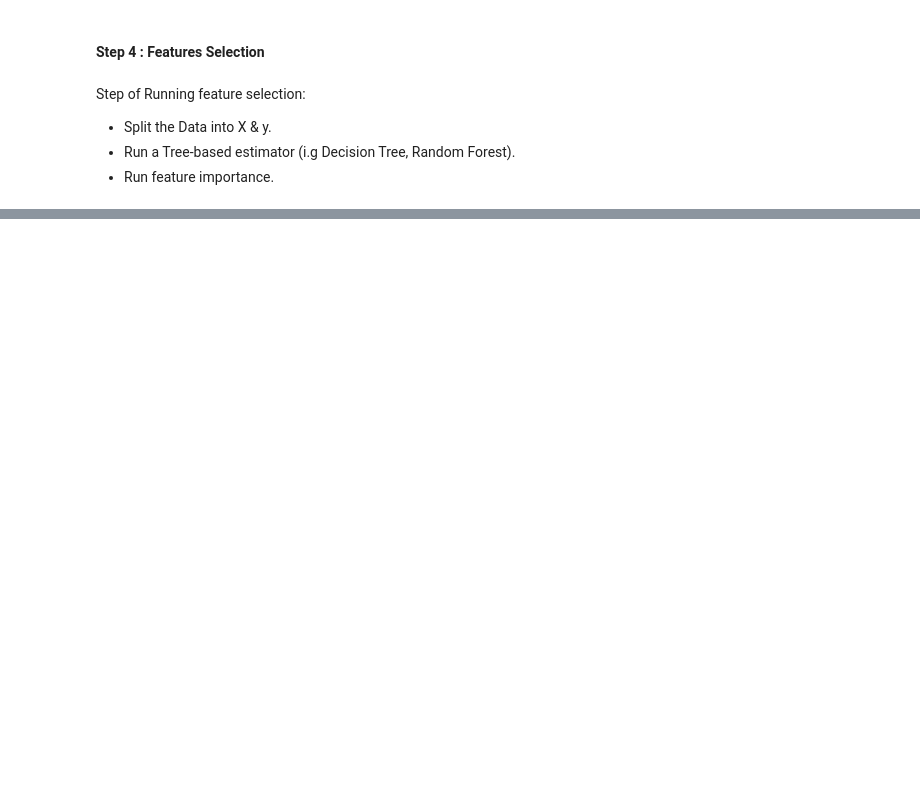
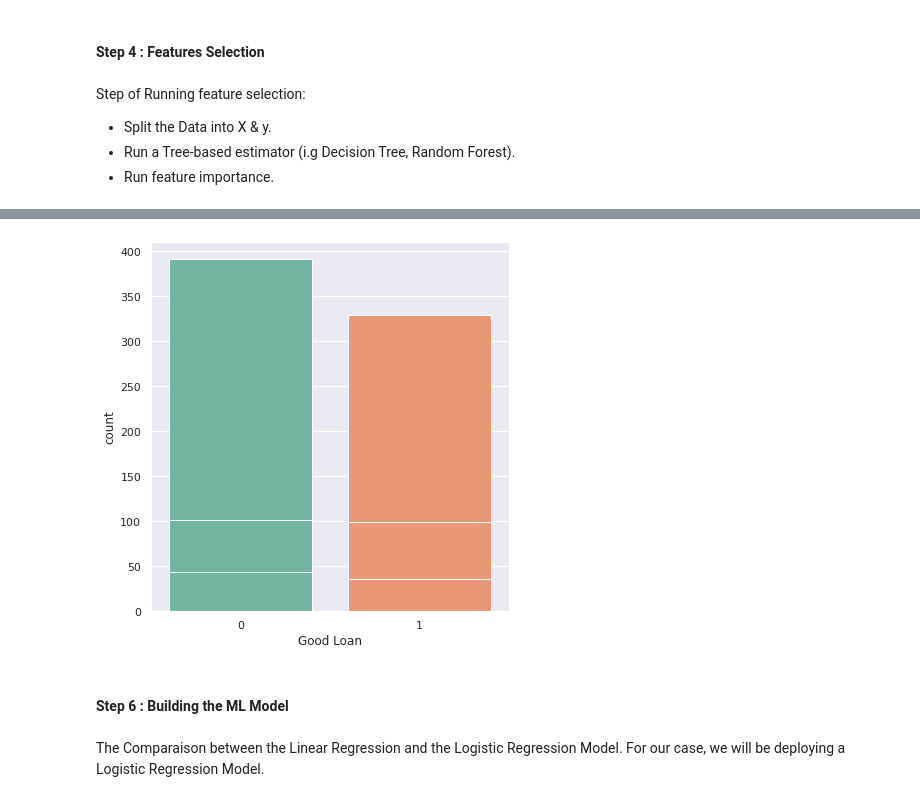
Before and after one commit to Highashikata/Data-Science---Bad-or-Good-Customer-to-give-a-Loan-to-, a Jupyter notebook: Data_Science_Good_or_Bad_Customer_to_give_a_loan_to.ipynb, the cells around one changed output, grey strips where cells are left out. Drawn from its saved outputs; the diff is of its cells as text; code cells hidden in the pictures; blank space fills up the shorter version.

```diff
--- a/Data_Science_Good_or_Bad_Customer_to_give_a_loan_to.ipynb
+++ b/Data_Science_Good_or_Bad_Customer_to_give_a_loan_to.ipynb
@@ -434,0 +569,3 @@ Step of Running feature selection:
+# %%
+# Selecting the Data that we will be keeping
+fi_df = fi_df[0:41]
@@ -434,0 +592,6 @@ Step of Running feature selection:
+# %%
+# The Columns to keep in the analysis
+columns_to_keep = fi_df['Feature'][0:41]
+
+# Print them to check
+columns_to_keep
@@ -434,0 +618,10 @@ Step of Running feature selection:
+# %%
+# Defining the X & y DataSets
+X = df[columns_to_keep].values
+y = df['Good Loan']
+
+# Converting the type from Object to int
+y = y.astype(int)
+
+# Printing the Shape of X & y
+display(X.shape, y.shape)
@@ -434,0 +631,16 @@ Step of Running feature selection:
+# %%
+# Hold-Out Validation
+X_train, X_test, y_train, y_test = train_test_split(X, y, train_size = 0.8, random_state = 12)
+
+X_train, X_valid, y_train, y_valid = train_test_split(X_train, y_train, train_size = 0.9, random_state = 12)
+
+# Printing the Shape of the Multiple Sets
+display("The Shape of X Sets")
+print(X_train.shape)
+print(X_test.shape)
+print(X_valid.shape)
+
+display("The Shape of y Sets")
+print(y_train.shape)
+print(y_test.shape)
+print(y_valid.shape)
@@ -434,0 +656,16 @@ Step of Running feature selection:
+# %%
+# Checking for the Distribution of the ys to see if we don't have any unbalanced data
+ys = [y_train, y_test, y_valid]
+
+for y in ys:
+  plt.rcParams["figure.autolayout"] = True
+  seaborn_plot = sns.countplot(x = y, palette = "Set2")
+  for p in seaborn_plot.patches:
+    ax.annotate(f'\n{p.get_height()}', (p.get_x()+0.2, p.get_height()), ha='center', va='top', color='white', size=18)
+# %% [output]
+[figure, added]
+# %% [markdown]
+#### **Step 6** : Building the ML Model
+# %% [markdown]
+The Comparaison between the Linear Regression and the Logistic Regression Model.
+For our case, we will be deploying a Logistic Regression Model.
```
Also changed, not shown: parts of 19 cells of this notebook.
